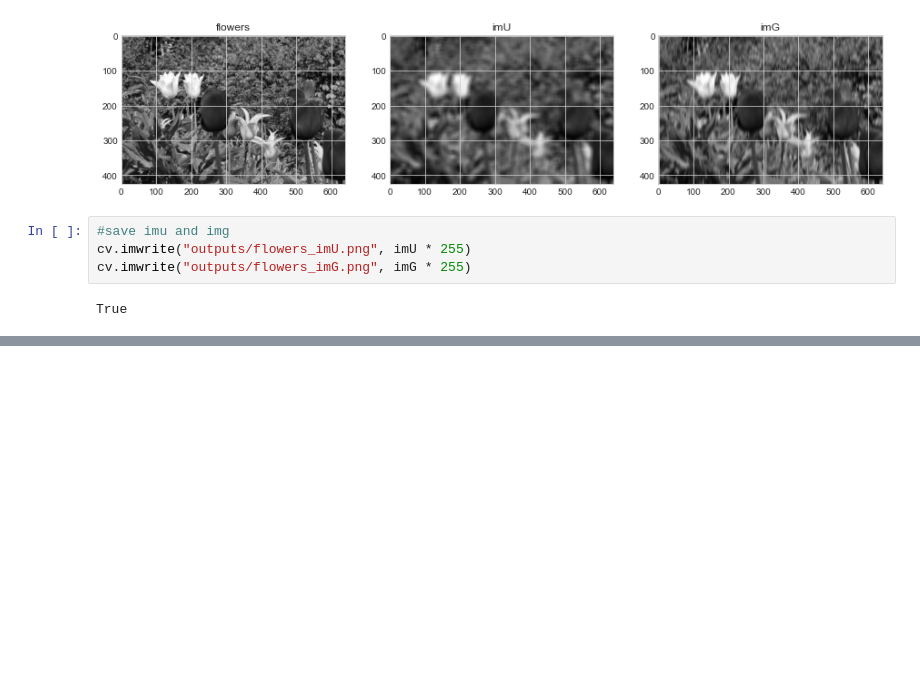
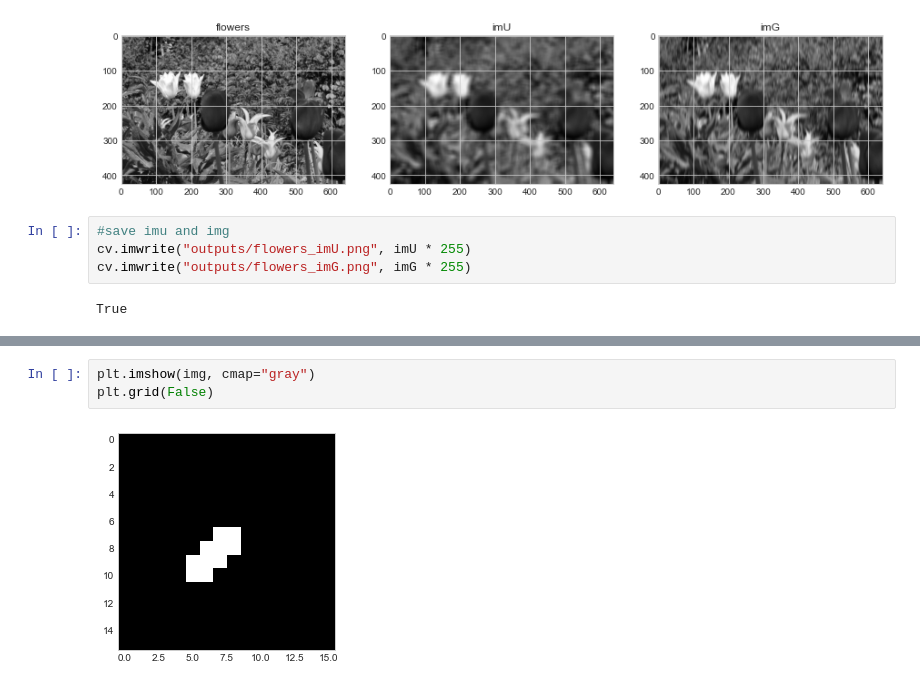
Before and after one commit to Bruno-Mascarenhas/pose-estimation, a Jupyter notebook: homework/estudos-dirigidos.ipynb, the cells around one changed output, grey strips where cells are left out. Saved outputs shown, nothing was run; the diff lists cells and outputs as text; blank space fills up the shorter version.

```diff
--- a/homework/estudos-dirigidos.ipynb
+++ b/homework/estudos-dirigidos.ipynb
@@ -332,0 +395,5 @@ True
+# %%
+plt.imshow(img, cmap="gray")
+plt.grid(False)
+# %% [output]
+[figure, added]
```
Also changed, not shown: parts of 19 cells of this notebook, 12 other files.
